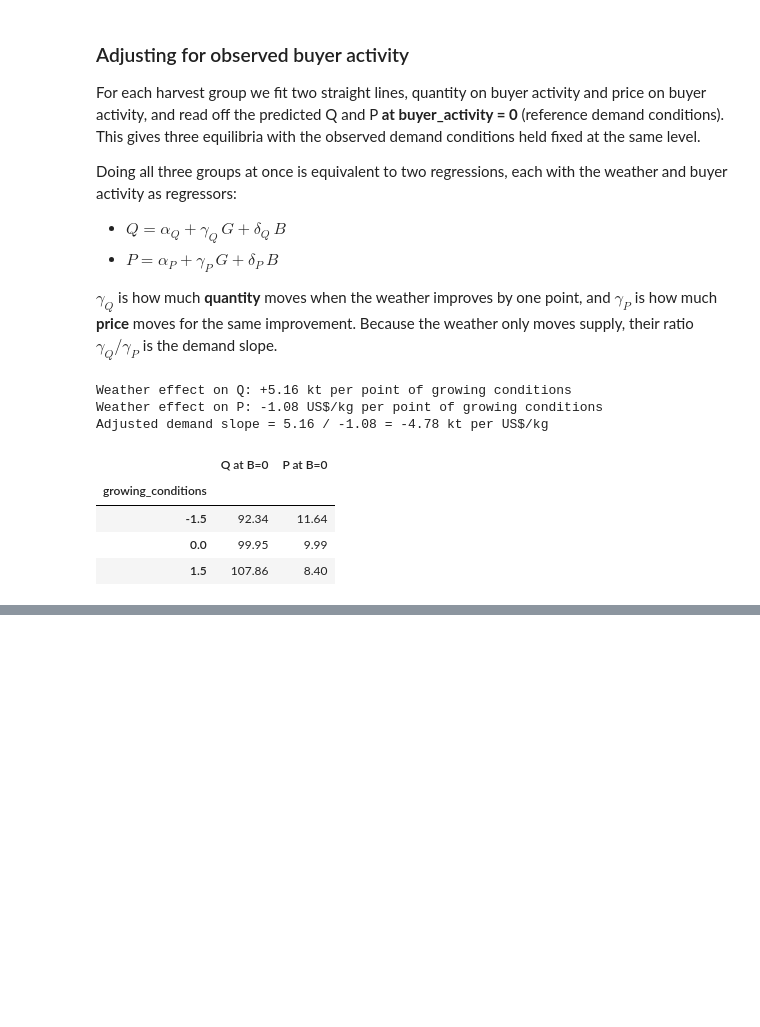
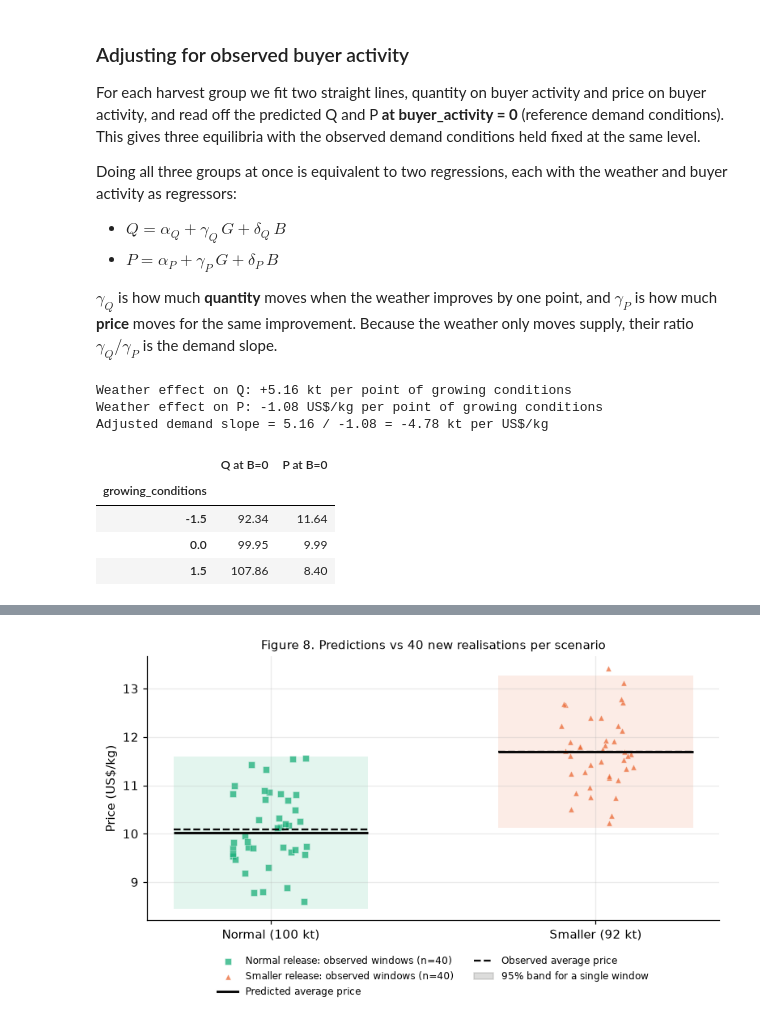
Before and after one commit to jimivanbladeren/Assignment3_economics, a Jupyter notebook: Moises_playground.ipynb, the cells around one changed output, grey strips where cells are left out. Saved outputs shown, nothing was run; the diff lists cells and outputs as text; code cells hidden in the pictures; blank space fills up the shorter version.

```diff
--- a/Moises_playground.ipynb
+++ b/Moises_playground.ipynb
@@ -359,8 +359,8 @@ def demand_slope(d, adjust=True):
         gQ = ols(d["quantity_kt"], G)[1];    gP = ols(d["price_usd_kg"], G)[1]
     return gQ / gP
 
-cQ = ols(df["quantity_kt"], df["growing_conditions"], df["buyer_activity"])
-cP = ols(df["price_usd_kg"], df["growing_conditions"], df["buyer_activity"])
+cQ = ols(coff_mark["quantity_kt"], coff_mark["growing_conditions"], coff_mark["buyer_activity"])
+cP = ols(coff_mark["price_usd_kg"], coff_mark["growing_conditions"], coff_mark["buyer_activity"])
 slope_adj = cQ[1] / cP[1]
 print(f"Weather effect on Q: {cQ[1]:+.2f} kt per point of growing conditions")
 print(f"Weather effect on P: {cP[1]:+.2f} US$/kg per point of growing conditions")
@@ -369,7 +369,7 @@ print(f"Adjusted demand slope = {cQ[1]:.2f} / {cP[1]:.2f} = {slope_adj:.2f} kt p
 # adjusted group equilibria at buyer_activity = 0
 adj = pd.DataFrame({g: {"Q at B=0": ols(d["quantity_kt"], d["buyer_activity"])[0],
                         "P at B=0": ols(d["price_usd_kg"], d["buyer_activity"])[0]}
-                    for g, d in df.groupby("growing_conditions")}).T
+                    for g, d in coff_mark.groupby("growing_conditions")}).T
 adj.index.name = "growing_conditions"
 adj.round(2)
 # %% [output]
@@ -387,0 +555,5 @@ coff_for_sc = pd.read_csv('data/coffee_forecast_scenarios.csv')
+# %%
+from datetime import datetime
+pred["recorded_at"] = datetime.now().isoformat(timespec="seconds")
+pred.to_csv("q5_predictions_recorded.csv", index=False)
+pred[["scenario", "release_kt", "pred_price_usd_kg", "pred_revenue_musd", "recorded_at"]].round(2)
@@ -387,0 +568,15 @@ coff_for_sc = pd.read_csv('data/coffee_forecast_scenarios.csv')
+# %%
+assert Path("q5_predictions_recorded.csv").exists(), "Record the predictions first (5.5)"
+rev = pd.read_csv("data/coffee_forecast_reveal.csv")
+rev["revenue_musd"] = rev["price_usd_kg"] * rev["quantity_kt"]
+obs = (rev.groupby("scenario")
+          .agg(n=("price_usd_kg", "size"), mean_price=("price_usd_kg", "mean"),
+               sd_price=("price_usd_kg", "std"), min_price=("price_usd_kg", "min"),
+               max_price=("price_usd_kg", "max"), mean_revenue=("revenue_musd", "mean")))
+obs["se_mean_price"] = obs["sd_price"] / np.sqrt(obs["n"])
+cmp_ = obs.join(pred.set_index("scenario")[["pred_price_usd_kg", "avg_price_low", "avg_price_high",
+                                             "single_window_low", "single_window_high", "pred_revenue_musd"]])
+cmp_["error_mean_price"] = cmp_["mean_price"] - cmp_["pred_price_usd_kg"]
+cmp_["share_in_single_band"] = [rev.loc[rev.scenario == s, "price_usd_kg"].between(r.single_window_low, r.single_window_high).mean()
+                                for s, r in cmp_.iterrows()]
+cmp_.T.round(2)
@@ -387,0 +600,20 @@ coff_for_sc = pd.read_csv('data/coffee_forecast_scenarios.csv')
+# %%
+fig, ax = plt.subplots(figsize=(7.2, 4.4))
+for i, (sc, colr, mk) in enumerate([("Normal release", AQUA, "s"), ("Smaller release", ORANGE, "^")]):
+    y = rev.loc[rev.scenario == sc, "price_usd_kg"]
+    x = i + rng.uniform(-0.12, 0.12, len(y))
+    ax.scatter(x, y, s=22, color=colr, marker=mk, alpha=0.75, edgecolor="white", linewidth=0.4,
+               label=f"{sc}: observed windows (n={len(y)})")
+    r = cmp_.loc[sc]
+    ax.fill_between([i - 0.3, i + 0.3], r.single_window_low, r.single_window_high, color=colr, alpha=0.12, lw=0)
+    ax.hlines(r.pred_price_usd_kg, i - 0.3, i + 0.3, color=INK, lw=2)
+    ax.hlines(r.mean_price, i - 0.3, i + 0.3, color=INK, lw=1.5, ls="--")
+ax.plot([], [], color=INK, lw=2, label="Predicted average price")
+ax.plot([], [], color=INK, lw=1.5, ls="--", label="Observed average price")
+ax.fill_between([], [], [], color=MUTED, alpha=0.2, label="95% band for a single window")
+ax.set_xticks([0, 1], ["Normal (100 kt)", "Smaller (92 kt)"]); ax.set_ylabel("Price (US$/kg)")
+ax.set_title("Figure 8. Predictions vs 40 new realisations per scenario", fontsize=10)
+ax.legend(frameon=False, fontsize=8, loc="upper center", bbox_to_anchor=(0.5, -0.1), ncol=2)
+fig.tight_layout(); plt.show()
+# %% [output]
+[figure, added]
```
Also changed, not shown: parts of 18 cells of this notebook.
